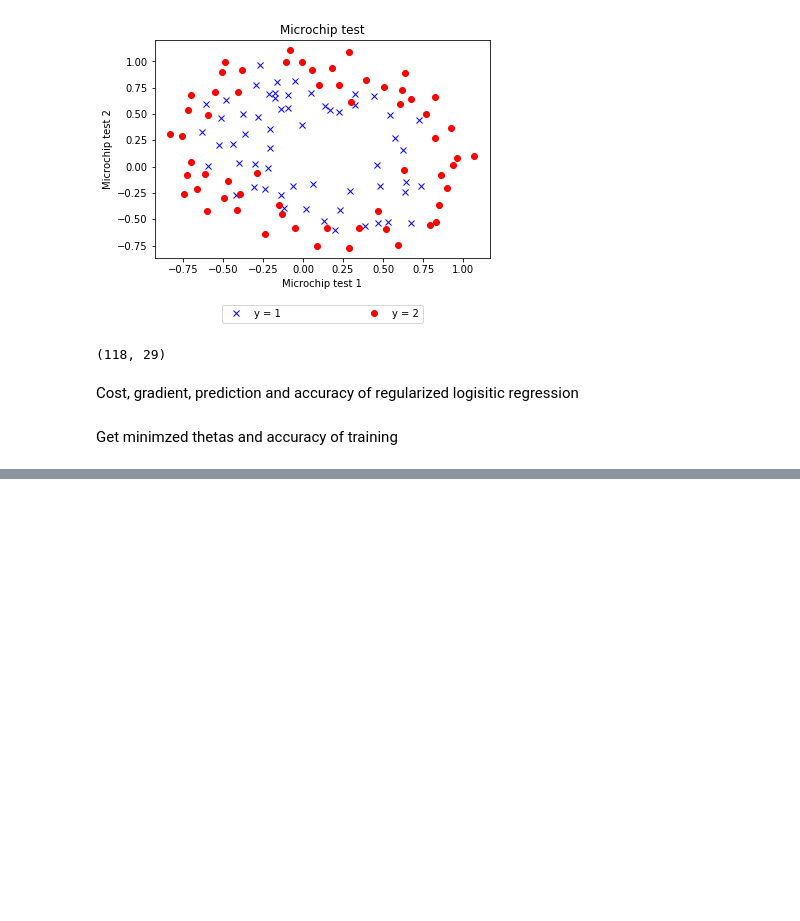
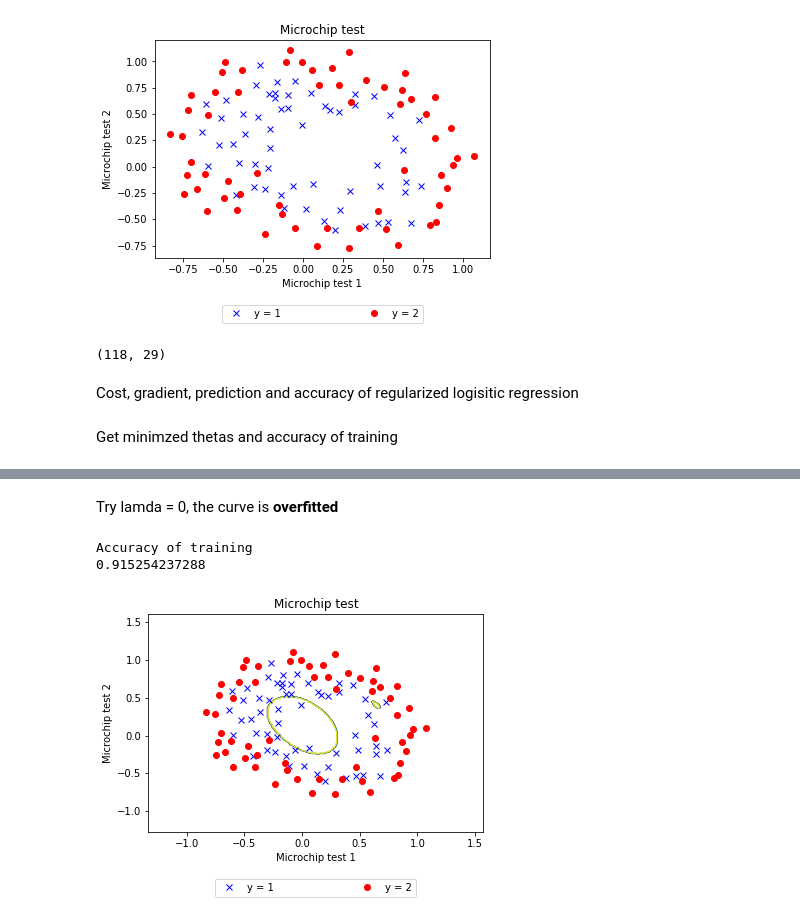
Before and after one commit to imtoobose/mlclass, a Jupyter notebook: Logistic Regression.ipynb, the cells around one changed output, grey strips where cells are left out. Cells and saved outputs as stored; diff of their text form; code cells hidden in the pictures; blank space fills up the shorter version.

```diff
--- a/Logistic Regression.ipynb
+++ b/Logistic Regression.ipynb
@@ -270,0 +276,16 @@ plt.show()
+# %% [markdown]
+Try lamda = 0, the curve is **overfitted**
+# %%
+lamb = 0
+get_min = optimize.minimize(reg_cost, thetas, options={"maxiter":1500}, jac=reg_grad, args=(X, y), method=None)
+thetasopt = get_min.x
+
+print '\nAccuracy of training'
+print get_accuracy(X, thetasopt)
+
+draw_contour()
+plt.show()
+# %% [output]
+Accuracy of training
+0.915254237288
+[figure, added]
```
Also changed, not shown: parts of 6 cells of this notebook.
